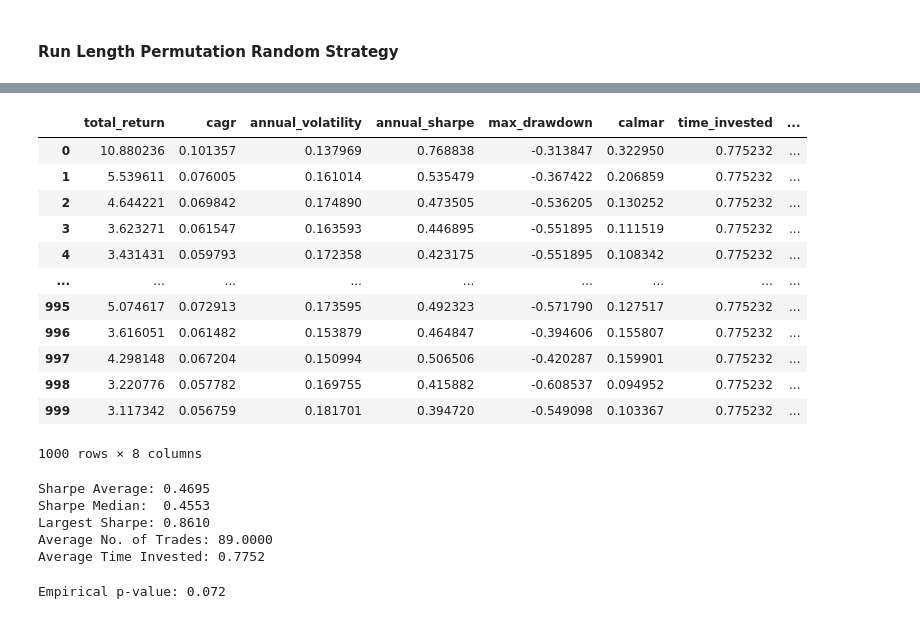
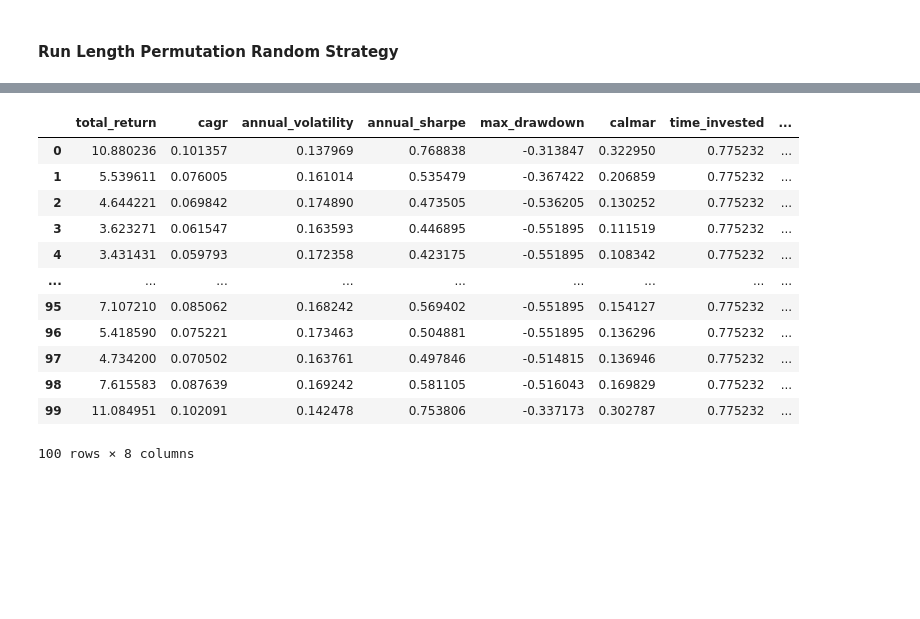
Before and after one commit to adeeb-sarfraz/Momentum-Strategy-Evaluation, a Jupyter notebook: notebooks/random_benchmarks/3.4_run_length_permutation_random.ipynb, the cells around one changed output, grey strips where cells are left out. Cells and saved outputs as stored; diff of their text form; code cells hidden in the pictures; blank space fills up the shorter version.

```diff
--- a/notebooks/random_benchmarks/3.4_run_length_permutation_random.ipynb
+++ b/notebooks/random_benchmarks/3.4_run_length_permutation_random.ipynb
@@ -144,5 +172,2 @@ print(np.mean(long_cash_runs),
 # %% [markdown]
 #### Run Length Permutation Random Strategy
-# %%
-random_cash_sequence = np.random.permutation(cash_runs).astype(int)
-random_invested_sequence = np.random.permutation(invested_runs).astype(int)
@@ -153,11 +173,0 @@ random_invested_sequence
-# %%
-sequence = []
-
-for i in range(len(cash_runs)):
-
-    sequence.extend([0] * random_cash_sequence[i])
-    sequence.extend([1] * random_invested_sequence[i])
-
-sequence.append(np.nan)
-
-random_signal = ([np.nan] * lookback) + sequence
@@ -238,7 +219,7 @@ def run_simulation_v5(n):
 
     for i in range(n):
 
-        random_signal = generate_random_signal_v5(prices, 252)
+        random_signal = generate_random_signal_v5(prices, lookback)
         _, random_result = backtester(returns, random_signal, 0.001)
 
         simulation_result.append(random_result)
@@ -247,46 +228,20 @@ def run_simulation_v5(n):
 # %%
 np.random.seed(44)
 
-simulation_output = run_simulation_v5(1000)
+simulation_output = run_simulation_v5(100)
 simulation_df = pd.DataFrame(simulation_output)
 simulation_df
 # %% [output]
 |  | total_return | cagr | annual_volatility | annual_sharpe | max_drawdown | calmar | time_invested | ... |
 | 0 | 10.880236 | 0.101357 | 0.137969 | 0.768838 | -0.313847 | 0.322950 | 0.775232 | ... |
 | 1 | 5.539611 | 0.076005 | 0.161014 | 0.535479 | -0.367422 | 0.206859 | 0.775232 | ... |
 | 2 | 4.644221 | 0.069842 | 0.174890 | 0.473505 | -0.536205 | 0.130252 | 0.775232 | ... |
 | 3 | 3.623271 | 0.061547 | 0.163593 | 0.446895 | -0.551895 | 0.111519 | 0.775232 | ... |
 | 4 | 3.431431 | 0.059793 | 0.172358 | 0.423175 | -0.551895 | 0.108342 | 0.775232 | ... |
 | ... | ... | ... | ... | ... | ... | ... | ... | ... |
-| 995 | 5.074617 | 0.072913 | 0.173595 | 0.492323 | -0.571790 | 0.127517 | 0.775232 | ... |
-| 996 | 3.616051 | 0.061482 | 0.153879 | 0.464847 | -0.394606 | 0.155807 | 0.775232 | ... |
-| 997 | 4.298148 | 0.067204 | 0.150994 | 0.506506 | -0.420287 | 0.159901 | 0.775232 | ... |
-| 998 | 3.220776 | 0.057782 | 0.169755 | 0.415882 | -0.608537 | 0.094952 | 0.775232 | ... |
-| 999 | 3.117342 | 0.056759 | 0.181701 | 0.394720 | -0.549098 | 0.103367 | 0.775232 | ... |
+| 95 | 7.107210 | 0.085062 | 0.168242 | 0.569402 | -0.551895 | 0.154127 | 0.775232 | ... |
+| 96 | 5.418590 | 0.075221 | 0.173463 | 0.504881 | -0.551895 | 0.136296 | 0.775232 | ... |
+| 97 | 4.734200 | 0.070502 | 0.163761 | 0.497846 | -0.514815 | 0.136946 | 0.775232 | ... |
+| 98 | 7.615583 | 0.087639 | 0.169242 | 0.581105 | -0.516043 | 0.169829 | 0.775232 | ... |
+| 99 | 11.084951 | 0.102091 | 0.142478 | 0.753806 | -0.337173 | 0.302787 | 0.775232 | ... |
-1000 rows × 8 columns
+100 rows × 8 columns
-# %%
-print(f"Sharpe Average: {simulation_df['annual_sharpe'].mean():.4f}")
-print(f"Sharpe Median:  {simulation_df['annual_sharpe'].median():.4f}")
-print(f"Largest Sharpe: {simulation_df['annual_sharpe'].max():.4f}")
-print(f"Average No. of Trades: {simulation_df['trades'].mean():.4f}")
-print(f"Average Time Invested: {simulation_df['time_invested'].mean():.4f}")
-# %% [output]
-Sharpe Average: 0.4695
-Sharpe Median:  0.4553
-Largest Sharpe: 0.8610
-Average No. of Trades: 89.0000
-Average Time Invested: 0.7752
-# %%
-fraction_numerator = 0
-
-simulation_sharpe_ratio = simulation_df["annual_sharpe"]
-
-for i in range(len(simulation_sharpe_ratio)):
-    if simulation_sharpe_ratio[i] >= momentum_results["annual_sharpe"]:
-        fraction_numerator += 1
-
-p_value = fraction_numerator/len(simulation_sharpe_ratio)
-
-print("Empirical p-value:", p_value)
-# %% [output]
-Empirical p-value: 0.072
```
Also changed, not shown: parts of 20 cells of this notebook, 14 other files.
